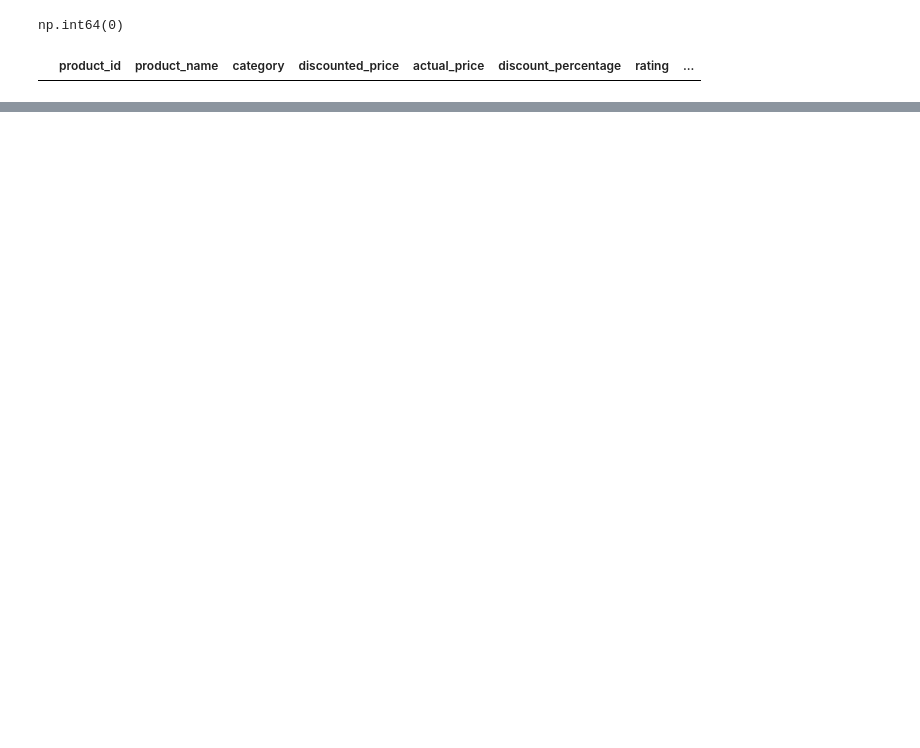
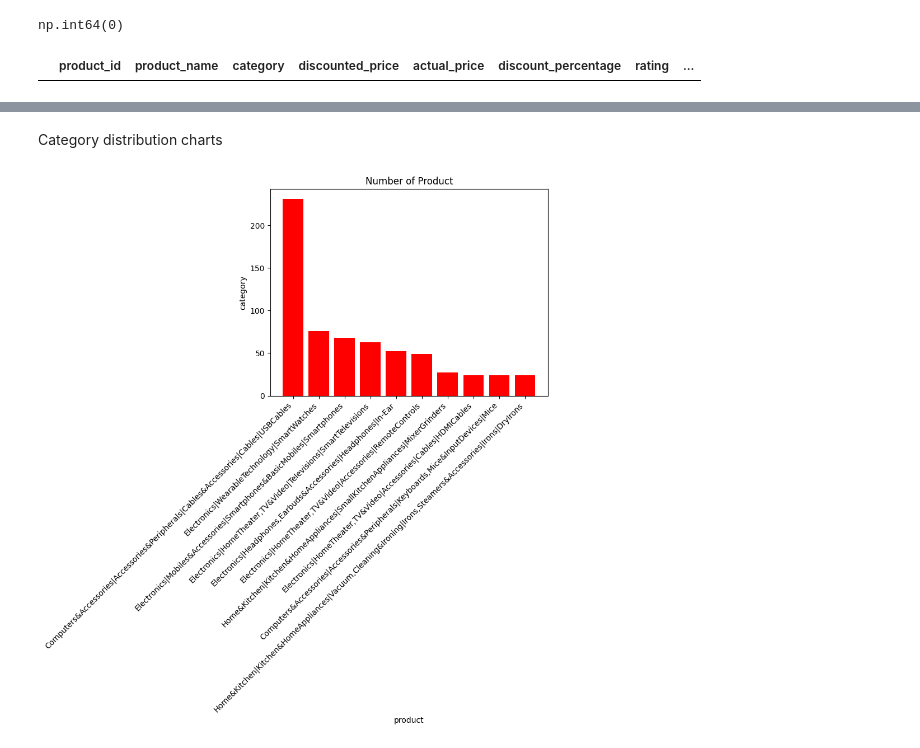
Before and after one commit to rodyragab35205-maker/Amazon-EDA-Project, a Jupyter notebook: notebooks/amazon_eda.ipynb, the cells around one changed output, grey strips where cells are left out. Drawn from its saved outputs; the diff is of its cells as text; code cells hidden in the pictures; blank space fills up the shorter version.

Commit message:
Amazon

```diff
--- a/notebooks/amazon_eda.ipynb
+++ b/notebooks/amazon_eda.ipynb
@@ -163,0 +383,13 @@ Descriptive Statistics
+# %% [markdown]
+Category distribution charts
+# %%
+category_distributed=amazon['category'].value_counts().head(10)
+plt.Figure(figsize=(10,8))
+plt.bar(category_distributed.index,category_distributed.values , color='r')
+plt.xlabel("product")
+plt.ylabel("category")
+plt.title("Number of Product")
+plt.xticks(rotation=45,ha='right')
+plt.show()
+# %% [output]
+[figure, added]
```
Also changed, not shown: parts of 22 cells of this notebook.
